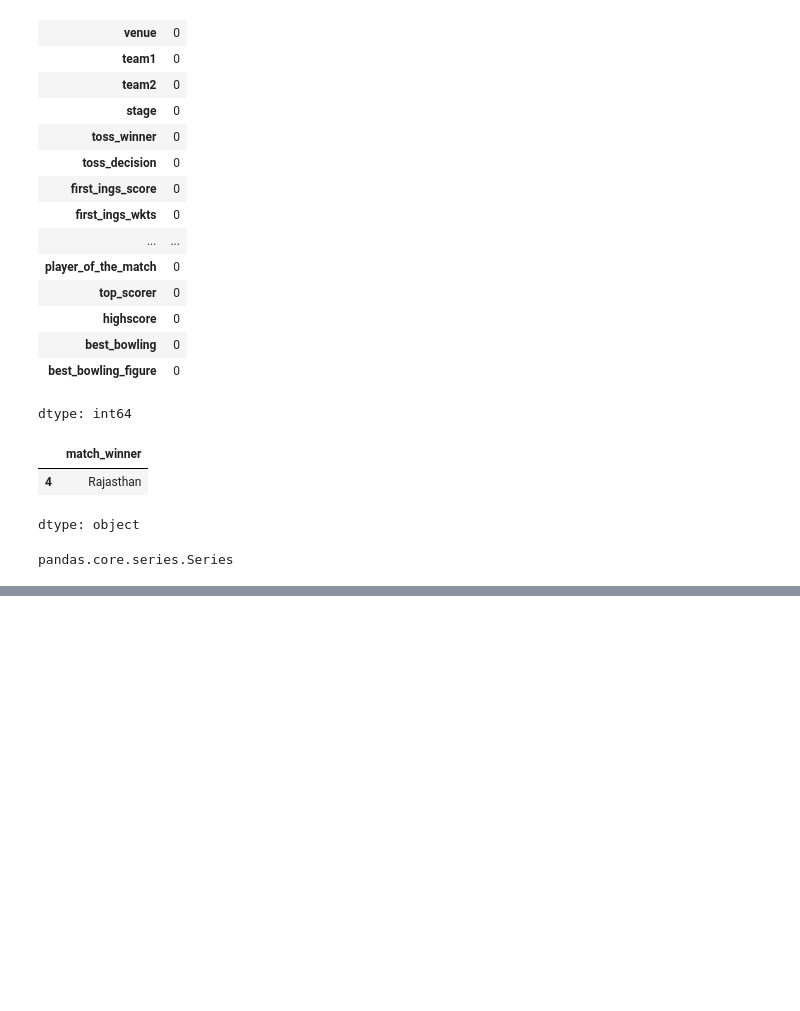
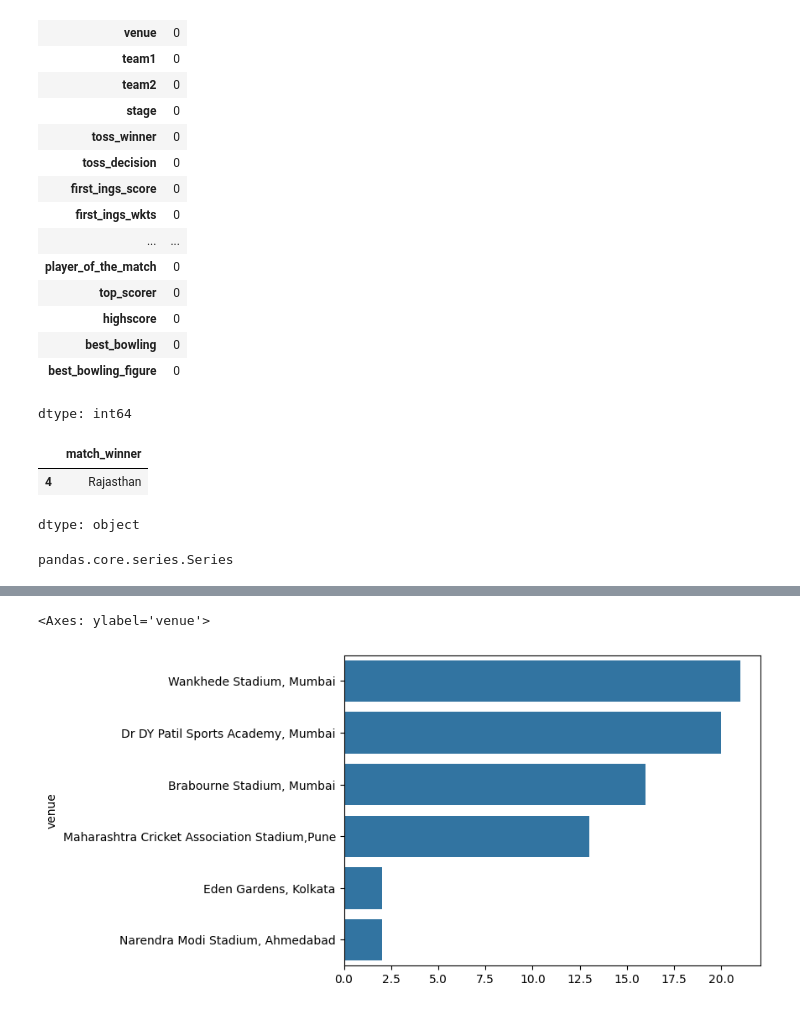
Before and after one commit to Aniket-Kumar-7/MATLlab, a Jupyter notebook: Matlab.ipynb, the cells around one changed output, grey strips where cells are left out. Drawn from its saved outputs; the diff is of its cells as text; code cells hidden in the pictures; blank space fills up the shorter version.

```diff
--- a/Matlab.ipynb
+++ b/Matlab.ipynb
@@ -430,0 +276,7 @@ dtype: int64
+# %%
+venue=df['venue'].value_counts()
+venue
+sbn.barplot(y=venue.index,x=venue.values)
+# %% [output]
+<Axes: ylabel='venue'>
+[figure, added]
```
Also changed, not shown: parts of 38 cells of this notebook.
